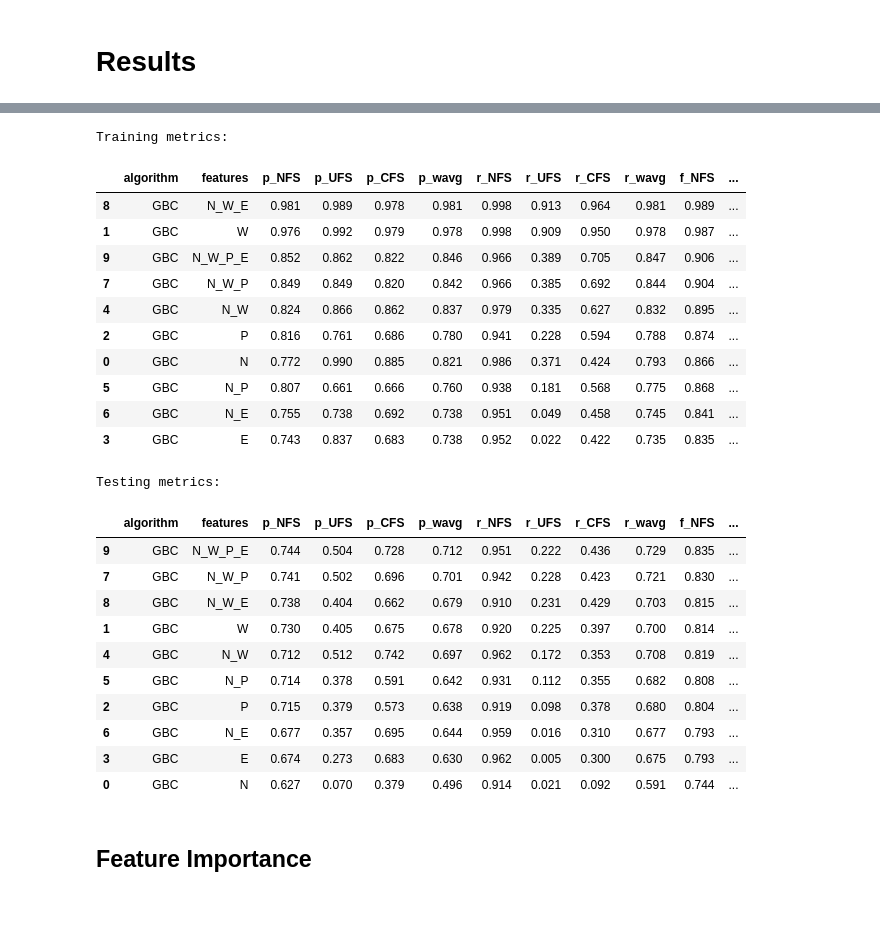
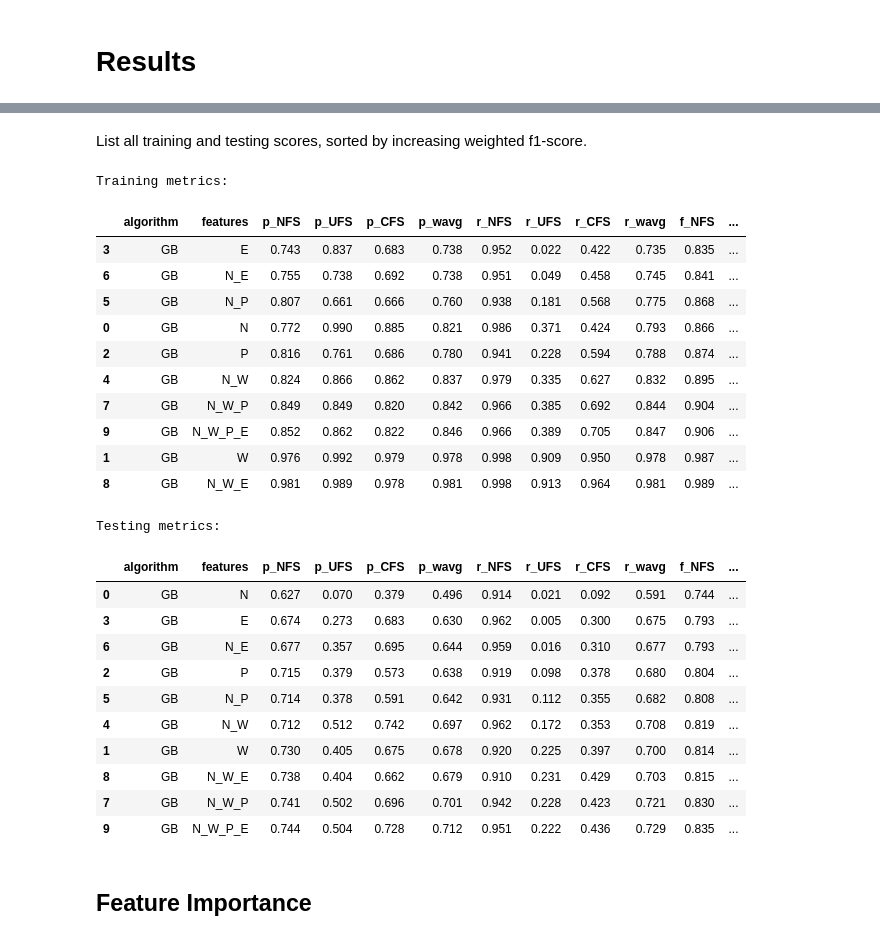
Before and after one commit to SigneK42/fact_check_worthy_claim, a Jupyter notebook: notebooks/GradientBoosting.ipynb, the cells around one changed output, grey strips where cells are left out. Drawn from its saved outputs; the diff is of its cells as text; code cells hidden in the pictures; blank space fills up the shorter version.

```diff
--- a/notebooks/GradientBoosting.ipynb
+++ b/notebooks/GradientBoosting.ipynb
@@ -110,7 +108,7 @@ models = {}
 
 for features, index in experiments.items():
   exp_clf, exp_score_train, exp_score_test = run_experiment(
-      clf=clf,
+      clf=copy(clf),
       X_train=csr_features_train[:, index],
       y_train=df_train['Verdict'],
       X_test=csr_features_test[:, index],
@@ -162,0 +163,2 @@ Test metrics:
+# %%
+plot_train_test_score(df_score_train, df_score_test, method='GB', order_by='f_wavg')
@@ -163,34 +173,36 @@ Test metrics:
+# %% [markdown]
+List all training and testing scores, sorted by increasing weighted f1-score.
 # %%
 print('Training metrics:')
-display(df_score_train.sort_values(by='f_wavg', ascending=False))
+display(df_score_train.sort_values(by='f_wavg'))
 
 print('Testing metrics:')
-display(df_score_test.sort_values(by='f_wavg', ascending=False))
+display(df_score_test.sort_values(by='f_wavg'))
 # %% [output]
 Training metrics:
 |  | algorithm | features | p_NFS | p_UFS | p_CFS | p_wavg | r_NFS | r_UFS | r_CFS | r_wavg | f_NFS | ... |
-| 8 | GBC | N_W_E | 0.981 | 0.989 | 0.978 | 0.981 | 0.998 | 0.913 | 0.964 | 0.981 | 0.989 | ... |
-| 1 | GBC | W | 0.976 | 0.992 | 0.979 | 0.978 | 0.998 | 0.909 | 0.950 | 0.978 | 0.987 | ... |
-| 9 | GBC | N_W_P_E | 0.852 | 0.862 | 0.822 | 0.846 | 0.966 | 0.389 | 0.705 | 0.847 | 0.906 | ... |
-| 7 | GBC | N_W_P | 0.849 | 0.849 | 0.820 | 0.842 | 0.966 | 0.385 | 0.692 | 0.844 | 0.904 | ... |
-| 4 | GBC | N_W | 0.824 | 0.866 | 0.862 | 0.837 | 0.979 | 0.335 | 0.627 | 0.832 | 0.895 | ... |
-| 2 | GBC | P | 0.816 | 0.761 | 0.686 | 0.780 | 0.941 | 0.228 | 0.594 | 0.788 | 0.874 | ... |
-| 0 | GBC | N | 0.772 | 0.990 | 0.885 | 0.821 | 0.986 | 0.371 | 0.424 | 0.793 | 0.866 | ... |
-| 5 | GBC | N_P | 0.807 | 0.661 | 0.666 | 0.760 | 0.938 | 0.181 | 0.568 | 0.775 | 0.868 | ... |
-| 6 | GBC | N_E | 0.755 | 0.738 | 0.692 | 0.738 | 0.951 | 0.049 | 0.458 | 0.745 | 0.841 | ... |
-| 3 | GBC | E | 0.743 | 0.837 | 0.683 | 0.738 | 0.952 | 0.022 | 0.422 | 0.735 | 0.835 | ... |
+| 3 | GB | E | 0.743 | 0.837 | 0.683 | 0.738 | 0.952 | 0.022 | 0.422 | 0.735 | 0.835 | ... |
+| 6 | GB | N_E | 0.755 | 0.738 | 0.692 | 0.738 | 0.951 | 0.049 | 0.458 | 0.745 | 0.841 | ... |
+| 5 | GB | N_P | 0.807 | 0.661 | 0.666 | 0.760 | 0.938 | 0.181 | 0.568 | 0.775 | 0.868 | ... |
+| 0 | GB | N | 0.772 | 0.990 | 0.885 | 0.821 | 0.986 | 0.371 | 0.424 | 0.793 | 0.866 | ... |
+| 2 | GB | P | 0.816 | 0.761 | 0.686 | 0.780 | 0.941 | 0.228 | 0.594 | 0.788 | 0.874 | ... |
+| 4 | GB | N_W | 0.824 | 0.866 | 0.862 | 0.837 | 0.979 | 0.335 | 0.627 | 0.832 | 0.895 | ... |
+| 7 | GB | N_W_P | 0.849 | 0.849 | 0.820 | 0.842 | 0.966 | 0.385 | 0.692 | 0.844 | 0.904 | ... |
+| 9 | GB | N_W_P_E | 0.852 | 0.862 | 0.822 | 0.846 | 0.966 | 0.389 | 0.705 | 0.847 | 0.906 | ... |
+| 1 | GB | W | 0.976 | 0.992 | 0.979 | 0.978 | 0.998 | 0.909 | 0.950 | 0.978 | 0.987 | ... |
+| 8 | GB | N_W_E | 0.981 | 0.989 | 0.978 | 0.981 | 0.998 | 0.913 | 0.964 | 0.981 | 0.989 | ... |
 Testing metrics:
 |  | algorithm | features | p_NFS | p_UFS | p_CFS | p_wavg | r_NFS | r_UFS | r_CFS | r_wavg | f_NFS | ... |
-| 9 | GBC | N_W_P_E | 0.744 | 0.504 | 0.728 | 0.712 | 0.951 | 0.222 | 0.436 | 0.729 | 0.835 | ... |
-| 7 | GBC | N_W_P | 0.741 | 0.502 | 0.696 | 0.701 | 0.942 | 0.228 | 0.423 | 0.721 | 0.830 | ... |
-| 8 | GBC | N_W_E | 0.738 | 0.404 | 0.662 | 0.679 | 0.910 | 0.231 | 0.429 | 0.703 | 0.815 | ... |
-| 1 | GBC | W | 0.730 | 0.405 | 0.675 | 0.678 | 0.920 | 0.225 | 0.397 | 0.700 | 0.814 | ... |
-| 4 | GBC | N_W | 0.712 | 0.512 | 0.742 | 0.697 | 0.962 | 0.172 | 0.353 | 0.708 | 0.819 | ... |
-| 5 | GBC | N_P | 0.714 | 0.378 | 0.591 | 0.642 | 0.931 | 0.112 | 0.355 | 0.682 | 0.808 | ... |
-| 2 | GBC | P | 0.715 | 0.379 | 0.573 | 0.638 | 0.919 | 0.098 | 0.378 | 0.680 | 0.804 | ... |
-| 6 | GBC | N_E | 0.677 | 0.357 | 0.695 | 0.644 | 0.959 | 0.016 | 0.310 | 0.677 | 0.793 | ... |
-| 3 | GBC | E | 0.674 | 0.273 | 0.683 | 0.630 | 0.962 | 0.005 | 0.300 | 0.675 | 0.793 | ... |
-| 0 | GBC | N | 0.627 | 0.070 | 0.379 | 0.496 | 0.914 | 0.021 | 0.092 | 0.591 | 0.744 | ... |
+| 0 | GB | N | 0.627 | 0.070 | 0.379 | 0.496 | 0.914 | 0.021 | 0.092 | 0.591 | 0.744 | ... |
+| 3 | GB | E | 0.674 | 0.273 | 0.683 | 0.630 | 0.962 | 0.005 | 0.300 | 0.675 | 0.793 | ... |
+| 6 | GB | N_E | 0.677 | 0.357 | 0.695 | 0.644 | 0.959 | 0.016 | 0.310 | 0.677 | 0.793 | ... |
+| 2 | GB | P | 0.715 | 0.379 | 0.573 | 0.638 | 0.919 | 0.098 | 0.378 | 0.680 | 0.804 | ... |
+| 5 | GB | N_P | 0.714 | 0.378 | 0.591 | 0.642 | 0.931 | 0.112 | 0.355 | 0.682 | 0.808 | ... |
+| 4 | GB | N_W | 0.712 | 0.512 | 0.742 | 0.697 | 0.962 | 0.172 | 0.353 | 0.708 | 0.819 | ... |
+| 1 | GB | W | 0.730 | 0.405 | 0.675 | 0.678 | 0.920 | 0.225 | 0.397 | 0.700 | 0.814 | ... |
+| 8 | GB | N_W_E | 0.738 | 0.404 | 0.662 | 0.679 | 0.910 | 0.231 | 0.429 | 0.703 | 0.815 | ... |
+| 7 | GB | N_W_P | 0.741 | 0.502 | 0.696 | 0.701 | 0.942 | 0.228 | 0.423 | 0.721 | 0.830 | ... |
+| 9 | GB | N_W_P_E | 0.744 | 0.504 | 0.728 | 0.712 | 0.951 | 0.222 | 0.436 | 0.729 | 0.835 | ... |
 # %% [markdown]
 ## Feature Importance
 # %%
```
Also changed, not shown: parts of 8 cells of this notebook.
